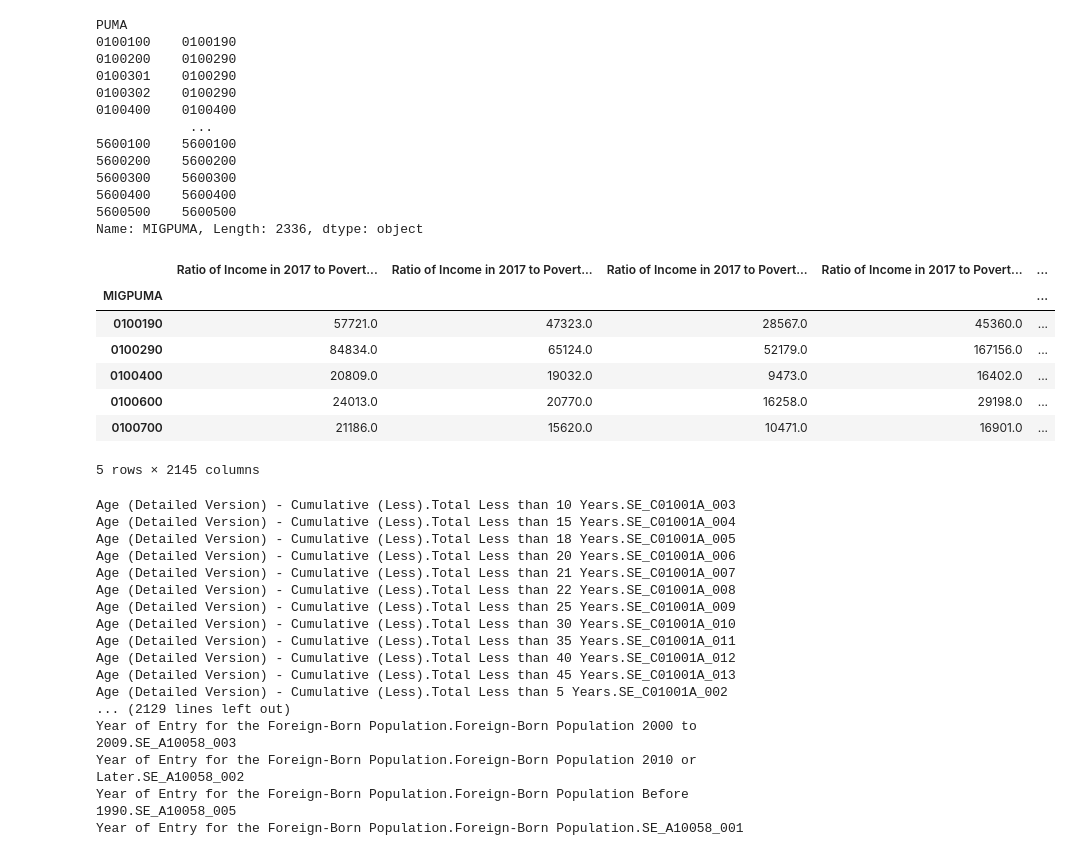
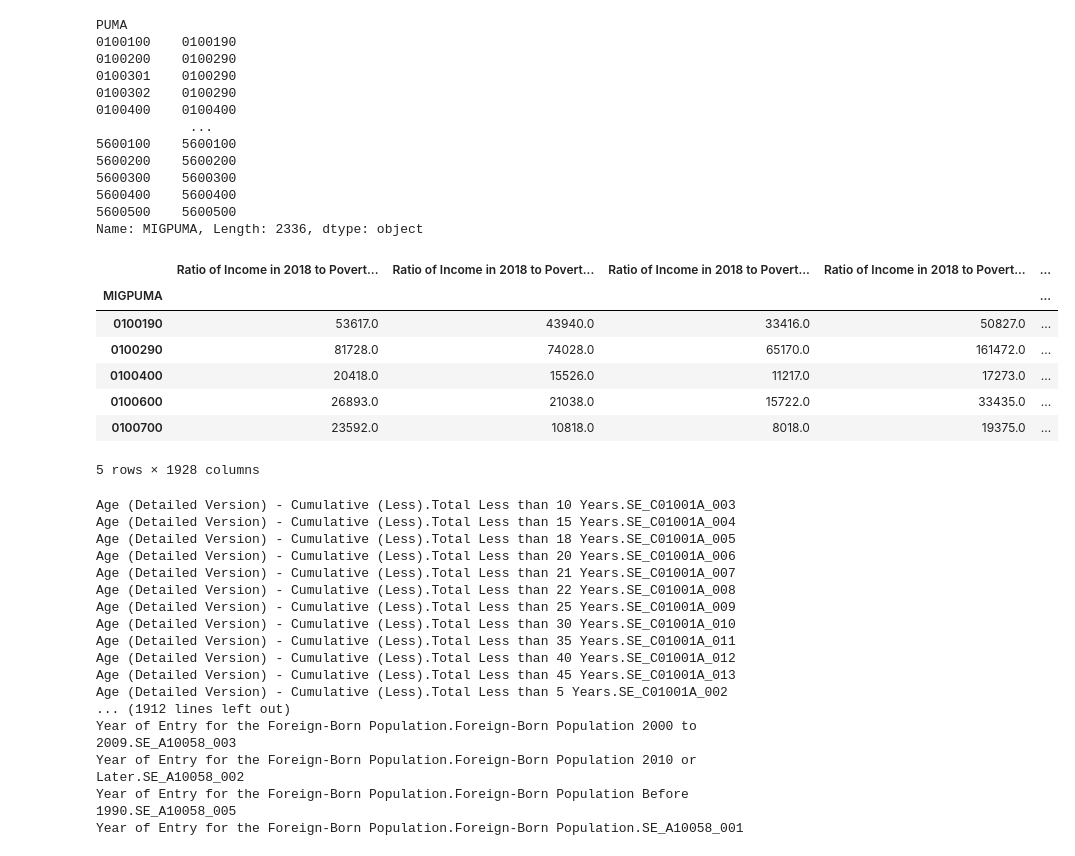
Before and after one commit to yianzhang14/migration, a Jupyter notebook: data/acs/process_raw.ipynb, the cells around one changed output. Cells and saved outputs as stored; diff of their text form; code cells hidden in the pictures.

```diff
--- a/data/acs/process_raw.ipynb
+++ b/data/acs/process_raw.ipynb
@@ -12,10 +12,10 @@ import pandas as pd
 sys.path.insert(0, os.path.abspath("../.."))
 from lib import io as lio
 # %%
-one_year_acs = "acs_1yr_2017_raw.csv"
-five_year_acs = "acs_5yr_2017_raw.csv"
-table_csv = "acs_tables_2017.txt"
-year = 2017
+one_year_acs = "acs_1yr_2018_raw.csv"
+five_year_acs = "acs_5yr_2018_raw.csv"
+table_csv = "acs_tables_2018.txt"
+year = 2018
 # %%
 acs1_code_to_name = pd.read_fwf(
     "./raw/" + table_csv, colspecs=[(0, 8), (8, None)]
@@ -291,38 +291,68 @@ Name: MIGPUMA, Length: 2336, dtype: object
 # %%
 weight_col = "Total Population.Total Population.SE_A00001_001"
 
+drop_cols = [
+    "MIGPUMA",
+    "Qualifying Name.Geo_QName",
+    "Public Use Microdata Area - 5% File.Geo_PUMA5",
+    "Population Density (Per Sq. Mile).Area (Land).SE_A00002_003",
+    "Population Density (Per Sq. Mile).Population Density (Per Sq. Mile).SE_A00002_002",
+    "Population Density (Per Sq. Mile).Total Population.SE_A00002_001",
+    "Name of Area.Geo_NAME",
+    "Logical Record Number.Geo_LOGRECNO",
+    "Geographic Identifier.Geo_GEOID",
+    "File Identification.Geo_FILEID",
+    "Geographic Component.Geo_GEOCOMP",
+    "State (FIPS).Geo_STATE",
+    "State/U.S.-Abbreviation (USPS).Geo_STUSAB",
+    "Summary Level.Geo_SUMLEV",
+]
 weighted_sum_cols = [
-    c for c in puma_df_numeric.columns if "Median" in c or "Average" in c
+    c
+    for c in puma_df_numeric.columns
+    if any(
+        x in c
+        for x in [
+            "Shares of Aggregate Household Income by Quintile",
+            "Per Capita Income (In ",  # skip the year
+            "Median ",
+            "Household Income Quintile Upper Limits",
+            "Gini Index of Income Inequality.Gini Index.SE_A14028_001",
+            "Average ",
+        ]
+    )
 ]
 other_cols = [
-    c for c in puma_df_numeric.columns if c not in weighted_sum_cols and c != "MIGPUMA"
+    c
+    for c in puma_df_numeric.columns
+    if all(c not in x for x in [weighted_sum_cols, drop_cols])
 ]
 
 
 def agg_group(group):
     # usually can just sum
     result = {col: group[col].sum() for col in other_cols}
     # for aggregate statistics, take a weighted average
     result.update(
         {
             col: np.average(group[col], weights=group[weight_col])
             for col in weighted_sum_cols
         }
     )
     return pd.Series(result)
 
 
 migpuma_df = puma_df_numeric.groupby("MIGPUMA").apply(agg_group, include_groups=False)
 migpuma_df.head()
 # %% [output]
-|  | Ratio of Income in 2017 to Povert... | Ratio of Income in 2017 to Povert... | Ratio of Income in 2017 to Povert... | Ratio of Income in 2017 to Povert... | ... |
+|  | Ratio of Income in 2018 to Povert... | Ratio of Income in 2018 to Povert... | Ratio of Income in 2018 to Povert... | Ratio of Income in 2018 to Povert... | ... |
 | MIGPUMA |  |  |  |  | ... |
-| 0100190 | 57721.0 | 47323.0 | 28567.0 | 45360.0 | ... |
-| 0100290 | 84834.0 | 65124.0 | 52179.0 | 167156.0 | ... |
-| 0100400 | 20809.0 | 19032.0 | 9473.0 | 16402.0 | ... |
-| 0100600 | 24013.0 | 20770.0 | 16258.0 | 29198.0 | ... |
-| 0100700 | 21186.0 | 15620.0 | 10471.0 | 16901.0 | ... |
+| 0100190 | 53617.0 | 43940.0 | 33416.0 | 50827.0 | ... |
+| 0100290 | 81728.0 | 74028.0 | 65170.0 | 161472.0 | ... |
+| 0100400 | 20418.0 | 15526.0 | 11217.0 | 17273.0 | ... |
+| 0100600 | 26893.0 | 21038.0 | 15722.0 | 33435.0 | ... |
+| 0100700 | 23592.0 | 10818.0 | 8018.0 | 19375.0 | ... |
-5 rows × 2145 columns
+5 rows × 1928 columns
 # %%
 def median_from_binned(counts, edges):
     """
@@ -401,7 +431,7 @@ Age (Detailed Version) - Cumulative (Less).Total Less than 35 Years.SE_C01001A_0
 Age (Detailed Version) - Cumulative (Less).Total Less than 40 Years.SE_C01001A_012
 Age (Detailed Version) - Cumulative (Less).Total Less than 45 Years.SE_C01001A_013
 Age (Detailed Version) - Cumulative (Less).Total Less than 5 Years.SE_C01001A_002
-... (2129 lines left out)
+... (1912 lines left out)
 Year of Entry for the Foreign-Born Population.Foreign-Born Population 2000 to 2009.SE_A10058_003
 Year of Entry for the Foreign-Born Population.Foreign-Born Population 2010 or Later.SE_A10058_002
 Year of Entry for the Foreign-Born Population.Foreign-Born Population Before 1990.SE_A10058_005
```
Also changed, not shown: parts of 7 cells of this notebook, 4 other files.
